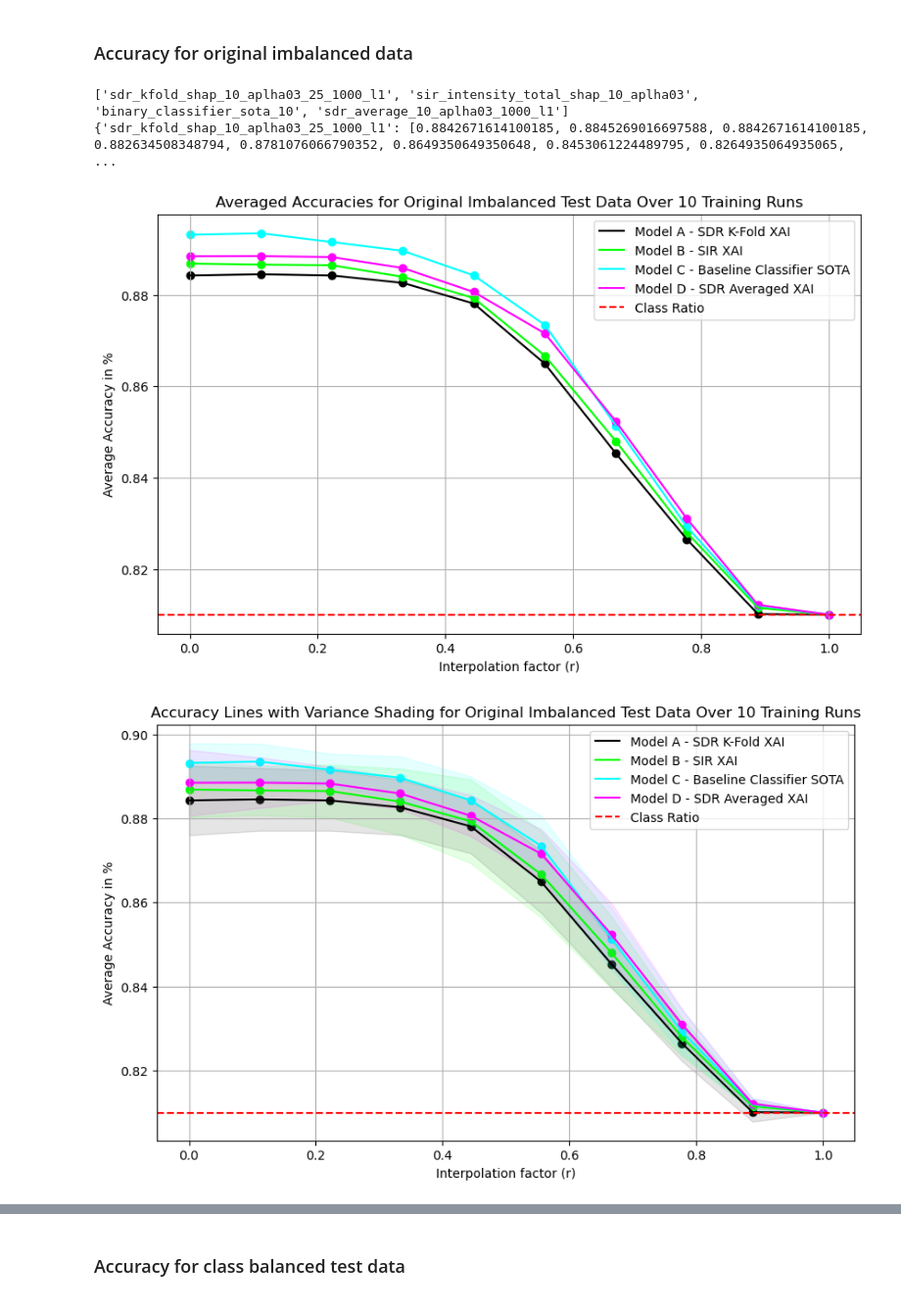
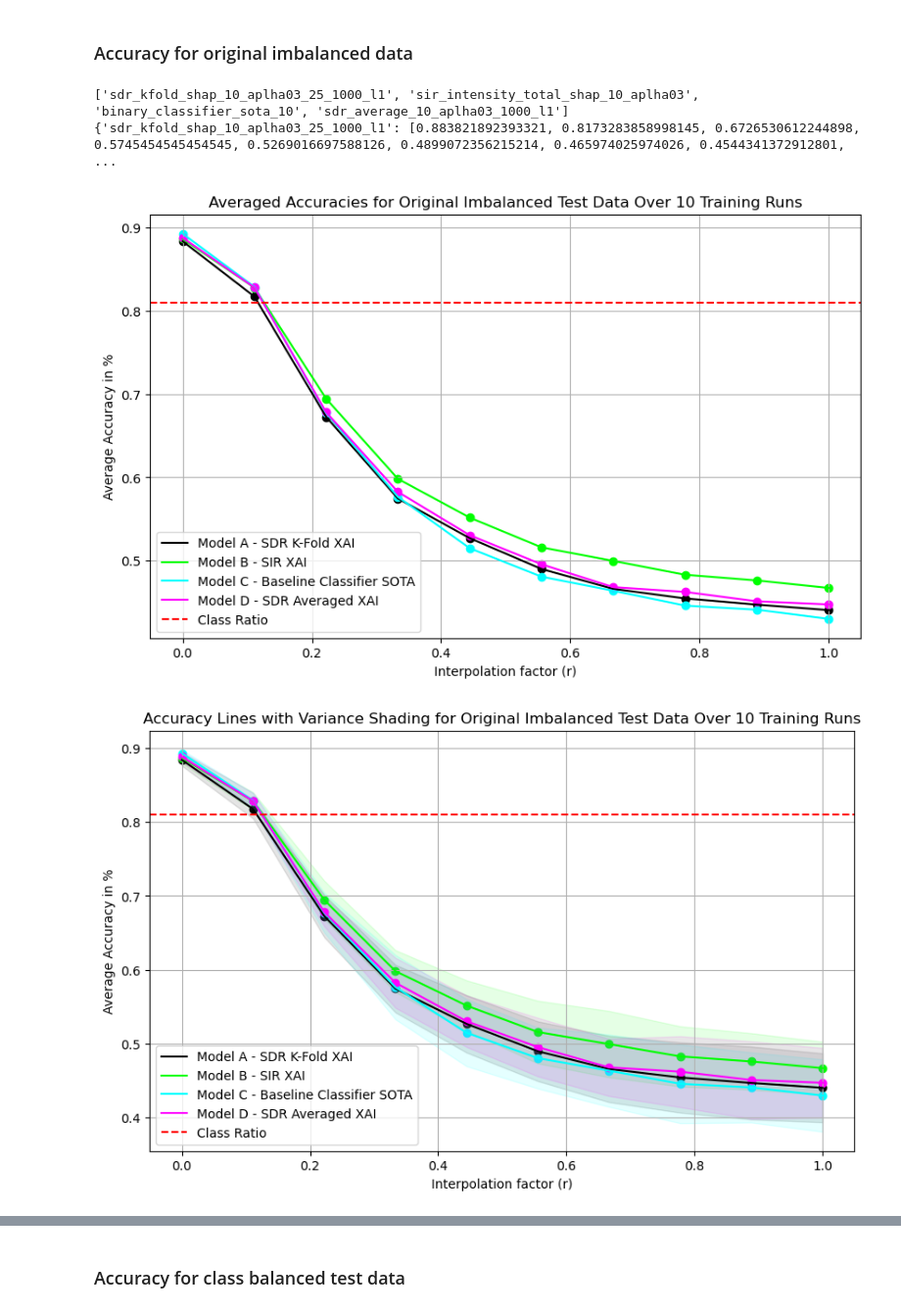
Before and after one commit to myanacondadonttt/RoofNetXAI, a Jupyter notebook: Notebooks/Analysis Robustness Main Past.ipynb, the cells around one changed output, grey strips where cells are left out. Shown at 98% size. Drawn from its saved outputs; the diff is of its cells as text; code cells hidden in the pictures.

```diff
--- a/Notebooks/Analysis Robustness Main Past.ipynb
+++ b/Notebooks/Analysis Robustness Main Past.ipynb
@@ -31,7 +31,7 @@ from IPython.core.display import Image, display
 data_dir = "/Users/Lisa/Desktop/Master Thesis/RoofNetXAI/"
 model_dir = "/Users/Lisa/Desktop/Master Thesis/RoofNetXAI/saved_models_2.0/"
 # train/val/test dir CHANGE TO 64 or 255
-data_file_path = data_dir + "/preprocessed_data/train_64_noreroofs_bias.npy"
+data_file_path = data_dir + "/preprocessed_data/train_64_noreroofs.npy"
 test_data_file_path = data_dir + "/preprocessed_data/test_64_noreroofs.npy"
 val_data_file_path = data_dir + "/preprocessed_data/val_64_noreroofs.npy"
 # %%
@@ -398,17 +398,17 @@ from sklearn.metrics import accuracy_score
 import matplotlib.pyplot as plt
 
 
-# interpolation with Gaussian noise as a percentage of the feature range
+# interpolation with Gaussian noise
 def interpolate_with_given_noise(data, r):
 
-    # 1 % fraction of the range of each feature
-    # calculate the range for Gaussian noise based on the percentage
-    noise_range = (data.max(axis=0) - data.min(axis=0)) /100
+    # calculate the range for Gaussian
+    noise_range = (data.max(axis=0) - data.min(axis=0))
 
-    # Generate Gaussian noise with mean 0 and the calculated standard deviation
+    # generate Gaussian noise with mean 0 and the calculated standard deviation
     noise = np.random.normal(0, np.abs(noise_range), size=data.shape)
 
     return (1 - r) * data + r * noise
+
 
 # evaluation function
 def evaluate_model_on_interpolated_data(data, true_labels, model, device, r, noise):
@@ -430,7 +430,6 @@ results = {}
 variances = {}
 r_values = np.linspace(0, 1, 10)
 
-# normalized data = imbalaced data
 for r in r_values:
     # generate noise once for this r-value, so every model gets the same noise
     noise = np.random.randn(*test_hold.shape)
@@ -451,7 +450,6 @@ for r in r_values:
             model.eval()
             model.to(device)
 
-            # data type
             accuracy = evaluate_model_on_interpolated_data(test_hold, test_label, model, device, r, noise)
             accuracies.append(accuracy)
 
@@ -521,33 +519,33 @@ plt.show()
 # Plot 3: just the variance lines for each model
 plt.figure(figsize=(10, 6))
 for model_file_name, variance in variances.items():
     color = get_model_color(model_file_name)
     label = model_names.get(model_file_name, model_file_name)
     plt.plot(r_values, variance, label=label, color=color)
     plt.scatter(r_values, variance, color=color)
 plt.xlabel("Interpolation factor (r)")
 plt.ylabel("Variance")
 plt.legend()
 plt.grid(True)
 plt.title("Variance of Accuracies for Original Imbalanced Test Data Over 10 Training Runs")
 plt.show()
 
 # convert results to a DataFrame
 df_results = pd.DataFrame(results)
 df_results['r_value'] = r_values
 
 # save results to a CSV file
 df_results.to_csv(os.path.join(base_dir, 'average_accuracies_imbalanced.csv'), index=False)
 
 # convert variances to a DataFrame
 df_variances = pd.DataFrame(variances)
 df_variances['r_value'] = r_values
 
 # save variances to a CSV file
 df_variances.to_csv(os.path.join(base_dir, 'variances_imbalanced.csv'),
                      index=False)
 # %% [output]
 ['sdr_kfold_shap_10_aplha03_25_1000_l1', 'sir_intensity_total_shap_10_aplha03', 'binary_classifier_sota_10', 'sdr_average_10_aplha03_1000_l1']
-{'sdr_kfold_shap_10_aplha03_25_1000_l1': [0.8842671614100185, 0.8845269016697588, 0.8842671614100185, 0.882634508348794, 0.8781076066790352, 0.8649350649350648, 0.8453061224489795, 0.8264935064935065, ...
+{'sdr_kfold_shap_10_aplha03_25_1000_l1': [0.883821892393321, 0.8173283858998145, 0.6726530612244898, 0.5745454545454545, 0.5269016697588126, 0.4899072356215214, 0.465974025974026, 0.4544341372912801,  ...
-[figure, old version]
+[figure, new version]
-[figure, old version]
+[figure, new version]
```
Also changed, not shown: parts of 11 cells of this notebook, 3 other files.
